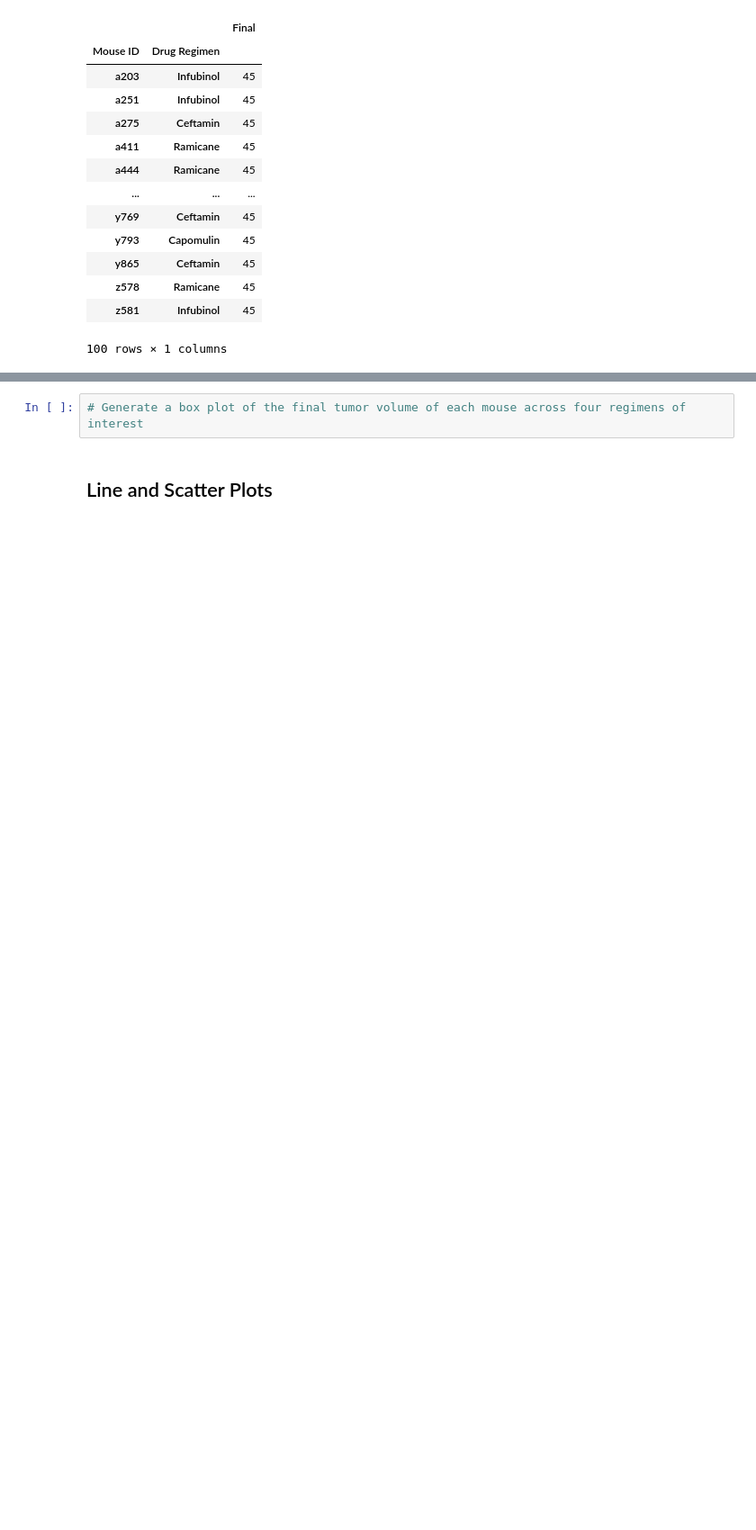
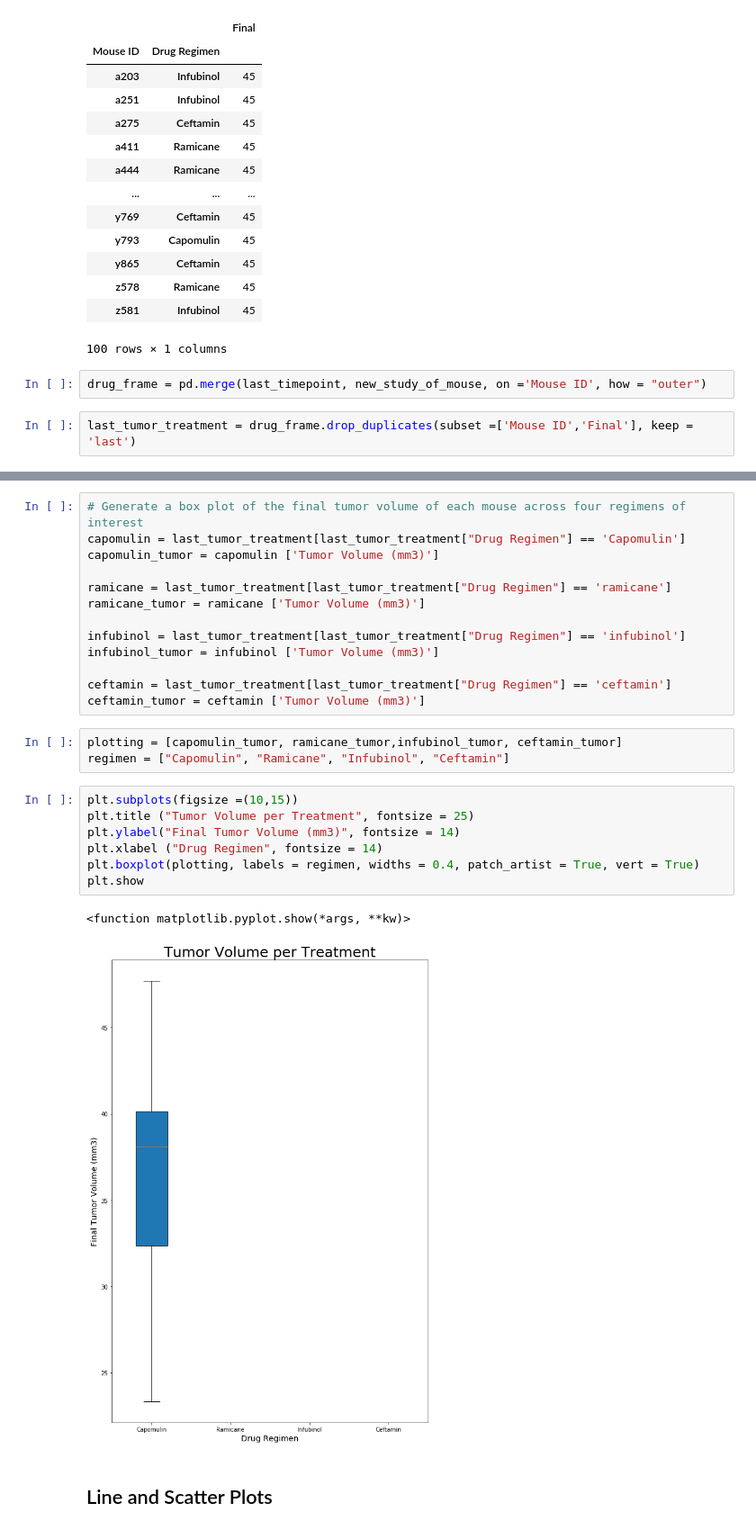
Before and after one commit to gcanales85/matplotlib-challenge, a Jupyter notebook: 05-Matplotlib/Instructions/Pymaceuticals/pymaceuticals_starter.ipynb, the cells around one changed output, grey strips where cells are left out. Shown at 90% size. Cells and saved outputs as stored; diff of their text form; blank space fills up the shorter version.

```diff
--- a/05-Matplotlib/Instructions/Pymaceuticals/pymaceuticals_starter.ipynb
+++ b/05-Matplotlib/Instructions/Pymaceuticals/pymaceuticals_starter.ipynb
@@ -323,3 +323,7 @@ last_timepoint
 | z578 | Ramicane | 45 |
 | z581 | Infubinol | 45 |
 100 rows × 1 columns
+# %%
+drug_frame = pd.merge(last_timepoint, new_study_of_mouse, on ='Mouse ID', how = "outer")
+# %%
+last_tumor_treatment = drug_frame.drop_duplicates(subset =['Mouse ID','Final'], keep = 'last')
@@ -343,5 +388,29 @@ last_timepoint
 # %%
 # Generate a box plot of the final tumor volume of each mouse across four regimens of interest
+capomulin = last_tumor_treatment[last_tumor_treatment["Drug Regimen"] == 'Capomulin']
+capomulin_tumor = capomulin ['Tumor Volume (mm3)']
+
+ramicane = last_tumor_treatment[last_tumor_treatment["Drug Regimen"] == 'ramicane']
+ramicane_tumor = ramicane ['Tumor Volume (mm3)']
+
+infubinol = last_tumor_treatment[last_tumor_treatment["Drug Regimen"] == 'infubinol']
+infubinol_tumor = infubinol ['Tumor Volume (mm3)']
+
+ceftamin = last_tumor_treatment[last_tumor_treatment["Drug Regimen"] == 'ceftamin']
+ceftamin_tumor = ceftamin ['Tumor Volume (mm3)']
+# %%
+plotting = [capomulin_tumor, ramicane_tumor,infubinol_tumor, ceftamin_tumor]
+regimen = ["Capomulin", "Ramicane", "Infubinol", "Ceftamin"]
+# %%
+plt.subplots(figsize =(10,15))
+plt.title ("Tumor Volume per Treatment", fontsize = 25)
+plt.ylabel("Final Tumor Volume (mm3)", fontsize = 14)
+plt.xlabel ("Drug Regimen", fontsize = 14)
+plt.boxplot(plotting, labels = regimen, widths = 0.4, patch_artist = True, vert = True)
+plt.show
+# %% [output]
+<function matplotlib.pyplot.show(*args, **kw)>
+[figure, added]
 # %% [markdown]
 ## Line and Scatter Plots
 # %%
```
Also changed, not shown: parts of 15 cells of this notebook.
